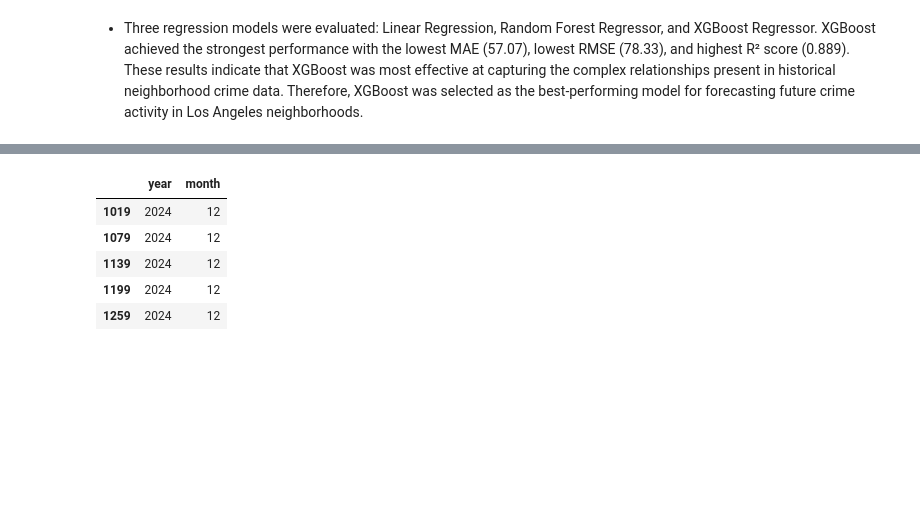
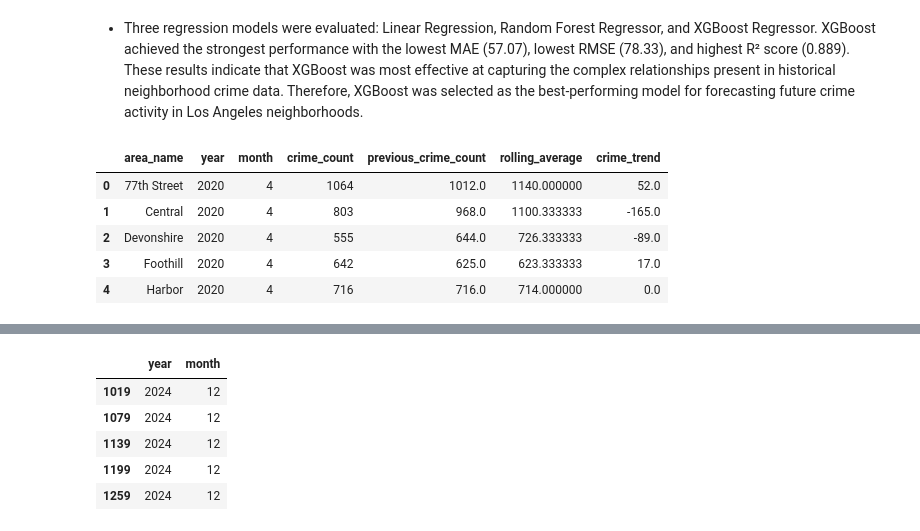
Before and after one commit to marcoholt/crimeproject, a Jupyter notebook: crime_data_project/crime.ipynb, the cells around one changed output, grey strips where cells are left out. Drawn from its saved outputs; the diff is of its cells as text; code cells hidden in the pictures; blank space fills up the shorter version.

```diff
--- a/crime_data_project/crime.ipynb
+++ b/crime_data_project/crime.ipynb
@@ -673,0 +697,13 @@ results_df
+# %%
+monthly_crime_model = monthly_crime_model.sort_values(
+    ['year', 'month', 'area_name']
+).reset_index(drop=True)
+
+monthly_crime_model.head()
+# %% [output]
+|  | area_name | year | month | crime_count | previous_crime_count | rolling_average | crime_trend |
+| 0 | 77th Street | 2020 | 4 | 1064 | 1012.0 | 1140.000000 | 52.0 |
+| 1 | Central | 2020 | 4 | 803 | 968.0 | 1100.333333 | -165.0 |
+| 2 | Devonshire | 2020 | 4 | 555 | 644.0 | 726.333333 | -89.0 |
+| 3 | Foothill | 2020 | 4 | 642 | 625.0 | 623.333333 | 17.0 |
+| 4 | Harbor | 2020 | 4 | 716 | 716.0 | 714.000000 | 0.0 |
```
Also changed, not shown: parts of 12 cells of this notebook.
